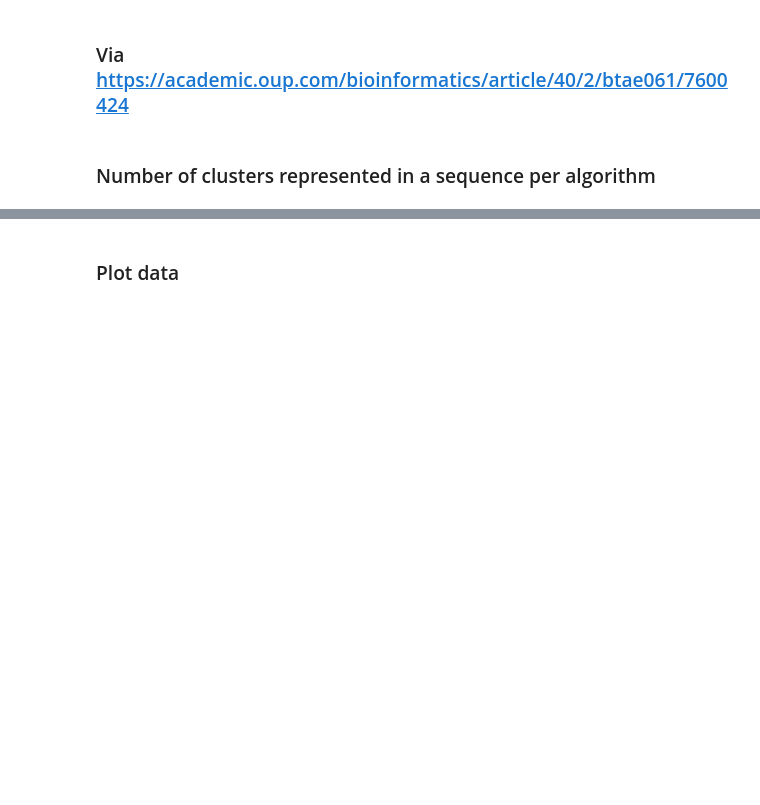
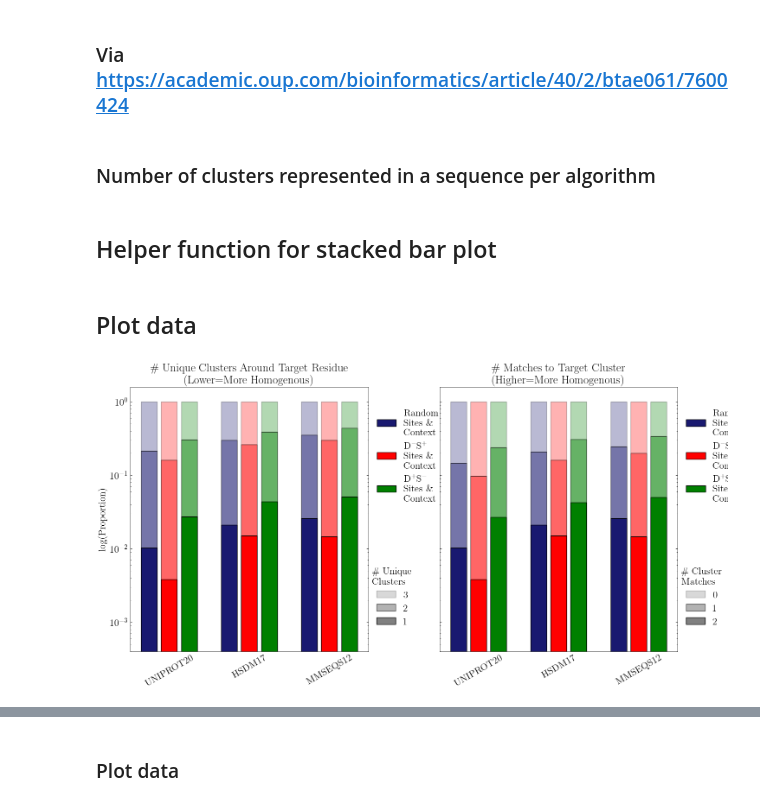
Before and after one commit to ntranoslab/diff-tol, a Jupyter notebook: code/fig4.ipynb, the cells around one changed output, grey strips where cells are left out. Drawn from its saved outputs; the diff is of its cells as text; code cells hidden in the pictures; blank space fills up the shorter version.

```diff
--- a/code/fig4.ipynb
+++ b/code/fig4.ipynb
@@ -136,14 +202,17 @@ res_in_cluster = lambda alg, clust, seq: sum([1 if alg[c] == clust else 0 for c
 # %% [markdown]
 ### Number of clusters represented in a sequence per algorithm
 # %%
-num_cluster_algo = {a: [pd.Series([seq_cluster(amino_acid_cluster[a], s) for s in seqs]).mean() for seqs in
+num_cluster_algo = {a: [pd.Series([seq_cluster(amino_acid_cluster[a], s) for s in seqs]) for seqs in
                        [random_seqs, del_intol_sub_tol_window, del_tol_sub_intol_window]] for a in clusters.keys()}
-
-num_cluster_sems = {a: [pd.Series([seq_cluster(amino_acid_cluster[a], s) for s in seqs]).sem()*1.96 for seqs in
-                       [random_seqs, del_intol_sub_tol_window, del_tol_sub_intol_window]] for a in clusters.keys()}
+# num_cluster_sems = {a: [pd.Series([seq_cluster(amino_acid_cluster[a], s) for s in seqs]).sem()*1.96 for seqs in
+#                        [random_seqs, del_intol_sub_tol_window, del_tol_sub_intol_window]] for a in clusters.keys()}
+# num_cluster_algo_means = {a: [pd.Series([seq_cluster(amino_acid_cluster[a], s) for s in seqs]).mean() for seqs in
+#                        [random_seqs, del_intol_sub_tol_window, del_tol_sub_intol_window]] for a in clusters.keys()}
 # %%
-target_cluster_algo = {a: [pd.Series([res_in_cluster(amino_acid_cluster[a], amino_acid_cluster[a][s[1]], s) for s in seqs]).mean() for seqs in
+target_cluster_algo = {a: [pd.Series([res_in_cluster(amino_acid_cluster[a], amino_acid_cluster[a][s[1]], s) for s in seqs]) for seqs in
                           [random_seqs, del_intol_sub_tol_window, del_tol_sub_intol_window]] for a in clusters.keys()}
 
-target_cluster_sems = {a: [pd.Series([res_in_cluster(amino_acid_cluster[a], amino_acid_cluster[a][s[1]], s) for s in seqs]).sem()*1.96 for seqs in
-                           [random_seqs, del_intol_sub_tol_window, del_tol_sub_intol_window]] for a in clusters.keys()}
+# target_cluster_sems = {a: [pd.Series([res_in_cluster(amino_acid_cluster[a], amino_acid_cluster[a][s[1]], s) for s in seqs]).sem()*1.96 for seqs in
+#                            [random_seqs, del_intol_sub_tol_window, del_tol_sub_intol_window]] for a in clusters.keys()}
+# %% [markdown]
+## Helper function for stacked bar plot
@@ -149,0 +347,30 @@ target_cluster_sems = {a: [pd.Series([res_in_cluster(amino_acid_cluster[a], amin
+# %% [markdown]
+## Plot data
+# %%
+fig, axs = plt.subplots(1, 2, figsize=(15, 8), sharex=True, sharey=True)
+
+
+plot_cluster_stacked_bar(num_cluster_algo, ["Random", "D$^−$S$^+$", "D$^+$S$^−$"],
+                         {"Random": "Random\nSites \\&\nContext",
+                          "D$^−$S$^+$": "D$^−$S$^+$\nSites \\&\nContext",
+                          "D$^+$S$^−$": "D$^+$S$^−$\nSites \\&\nContext"},
+                         {"Random\nSites \\&\nContext": "midnightblue",
+                         "D$^−$S$^+$\nSites \\&\nContext": "red",
+                         "D$^+$S$^−$\nSites \\&\nContext": "green"}, "\\# Unique\nClusters", custom_ylim=(4e-4, None), xtick_rotate=30,
+                        ax=axs[0], title="\\# Unique Clusters Around Target Residue\n(Lower=More Homogenous)")
+
+plot_cluster_stacked_bar(target_cluster_algo, ["Random", "D$^−$S$^+$", "D$^+$S$^−$"],
+                         {"Random": "Random\nSites \\&\nContext",
+                          "D$^−$S$^+$": "D$^−$S$^+$\nSites \\&\nContext",
+                          "D$^+$S$^−$": "D$^+$S$^−$\nSites \\&\nContext"},
+                         {"Random\nSites \\&\nContext": "midnightblue",
+                         "D$^−$S$^+$\nSites \\&\nContext": "red",
+                         "D$^+$S$^−$\nSites \\&\nContext": "green"}, "\\# Cluster\nMatches",
+                         cluster_alphas={2: 1.0, 1: 0.6, 0: 0.3}, cluster_values=[0, 1, 2],
+                         log_y=True, figsize=(12,6), reverse_order=True, custom_ylim=(4e-4, None), xtick_rotate=30,
+                        ax=axs[1], title="\\# Matches to Target Cluster\n(Higher=More Homogenous)", set_ylabel=False)
+plt.tight_layout()
+fig.subplots_adjust(wspace=0.3)
+plt.savefig("../figures/fig4b.pdf", bbox_inches="tight")
+# %% [output]
+[figure, added]
```
Also changed, not shown: parts of 40 cells of this notebook, 8 other files.
